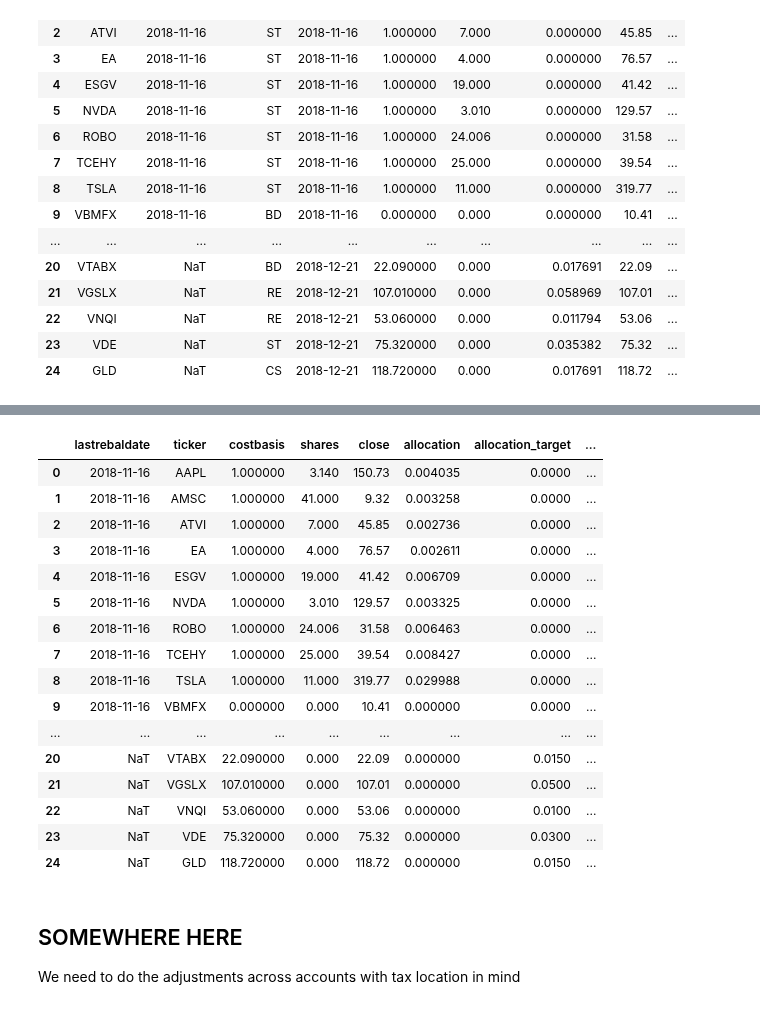
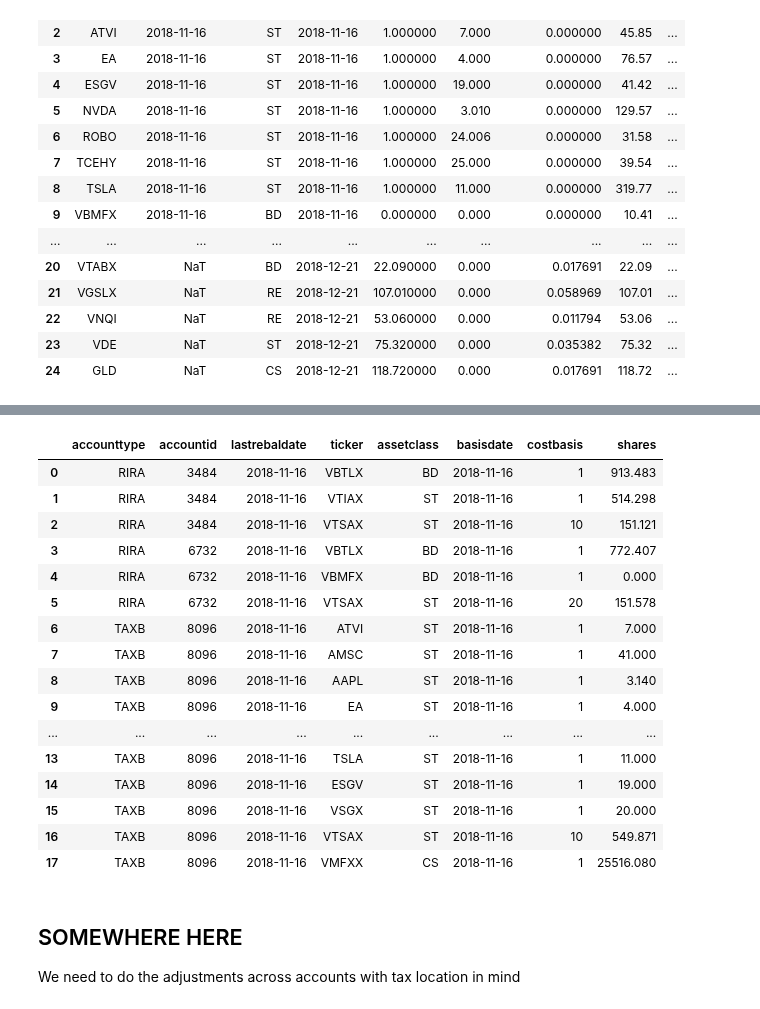
Before and after one commit to pogoetic/rebalance, a Jupyter notebook: portfolio_rebalance.ipynb, the cells around one changed output, grey strips where cells are left out. Drawn from its saved outputs; the diff is of its cells as text; code cells hidden in the pictures.

```diff
--- a/portfolio_rebalance.ipynb
+++ b/portfolio_rebalance.ipynb
@@ -271,27 +279,23 @@ exec_port
-# %%
-#Assemble our final output
-display_port = final_port[['lastrebaldate','ticker','costbasis','shares','close','allocation','allocation_target','execution_value_chg','execution_shares_chg','execution_shares','execution_value','execution_allocation']]
-
-#To complete rebalancing investor should transact the shares in the 'execution_shares_chg' column in any order
-display_port
-# %% [output]
-|  | lastrebaldate | ticker | costbasis | shares | close | allocation | allocation_target | ... |
-| 0 | 2018-11-16 | AAPL | 1.000000 | 3.140 | 150.73 | 0.004035 | 0.0000 | ... |
-| 1 | 2018-11-16 | AMSC | 1.000000 | 41.000 | 9.32 | 0.003258 | 0.0000 | ... |
-| 2 | 2018-11-16 | ATVI | 1.000000 | 7.000 | 45.85 | 0.002736 | 0.0000 | ... |
-| 3 | 2018-11-16 | EA | 1.000000 | 4.000 | 76.57 | 0.002611 | 0.0000 | ... |
-| 4 | 2018-11-16 | ESGV | 1.000000 | 19.000 | 41.42 | 0.006709 | 0.0000 | ... |
-| 5 | 2018-11-16 | NVDA | 1.000000 | 3.010 | 129.57 | 0.003325 | 0.0000 | ... |
-| 6 | 2018-11-16 | ROBO | 1.000000 | 24.006 | 31.58 | 0.006463 | 0.0000 | ... |
-| 7 | 2018-11-16 | TCEHY | 1.000000 | 25.000 | 39.54 | 0.008427 | 0.0000 | ... |
-| 8 | 2018-11-16 | TSLA | 1.000000 | 11.000 | 319.77 | 0.029988 | 0.0000 | ... |
-| 9 | 2018-11-16 | VBMFX | 0.000000 | 0.000 | 10.41 | 0.000000 | 0.0000 | ... |
-| ... | ... | ... | ... | ... | ... | ... | ... | ... |
-| 20 | NaT | VTABX | 22.090000 | 0.000 | 22.09 | 0.000000 | 0.0150 | ... |
-| 21 | NaT | VGSLX | 107.010000 | 0.000 | 107.01 | 0.000000 | 0.0500 | ... |
-| 22 | NaT | VNQI | 53.060000 | 0.000 | 53.06 | 0.000000 | 0.0100 | ... |
-| 23 | NaT | VDE | 75.320000 | 0.000 | 75.32 | 0.000000 | 0.0300 | ... |
-| 24 | NaT | GLD | 118.720000 | 0.000 | 118.72 | 0.000000 | 0.0150 | ... |
+# %%
+start_port.groupby(['accounttype','acocuntid','ticker'])[]
+# %% [output]
+|  | accounttype | accountid | lastrebaldate | ticker | assetclass | basisdate | costbasis | shares |
+| 0 | RIRA | 3484 | 2018-11-16 | VBTLX | BD | 2018-11-16 | 1 | 913.483 |
+| 1 | RIRA | 3484 | 2018-11-16 | VTIAX | ST | 2018-11-16 | 1 | 514.298 |
+| 2 | RIRA | 3484 | 2018-11-16 | VTSAX | ST | 2018-11-16 | 10 | 151.121 |
+| 3 | RIRA | 6732 | 2018-11-16 | VBTLX | BD | 2018-11-16 | 1 | 772.407 |
+| 4 | RIRA | 6732 | 2018-11-16 | VBMFX | BD | 2018-11-16 | 1 | 0.000 |
+| 5 | RIRA | 6732 | 2018-11-16 | VTSAX | ST | 2018-11-16 | 20 | 151.578 |
+| 6 | TAXB | 8096 | 2018-11-16 | ATVI | ST | 2018-11-16 | 1 | 7.000 |
+| 7 | TAXB | 8096 | 2018-11-16 | AMSC | ST | 2018-11-16 | 1 | 41.000 |
+| 8 | TAXB | 8096 | 2018-11-16 | AAPL | ST | 2018-11-16 | 1 | 3.140 |
+| 9 | TAXB | 8096 | 2018-11-16 | EA | ST | 2018-11-16 | 1 | 4.000 |
+| ... | ... | ... | ... | ... | ... | ... | ... | ... |
+| 13 | TAXB | 8096 | 2018-11-16 | TSLA | ST | 2018-11-16 | 1 | 11.000 |
+| 14 | TAXB | 8096 | 2018-11-16 | ESGV | ST | 2018-11-16 | 1 | 19.000 |
+| 15 | TAXB | 8096 | 2018-11-16 | VSGX | ST | 2018-11-16 | 1 | 20.000 |
+| 16 | TAXB | 8096 | 2018-11-16 | VTSAX | ST | 2018-11-16 | 10 | 549.871 |
+| 17 | TAXB | 8096 | 2018-11-16 | VMFXX | CS | 2018-11-16 | 1 | 25516.080 |
 # %% [markdown]
 ## SOMEWHERE HERE
 We need to do the adjustments across accounts with tax location in mind
```
Also changed, not shown: parts of 2 cells of this notebook.
